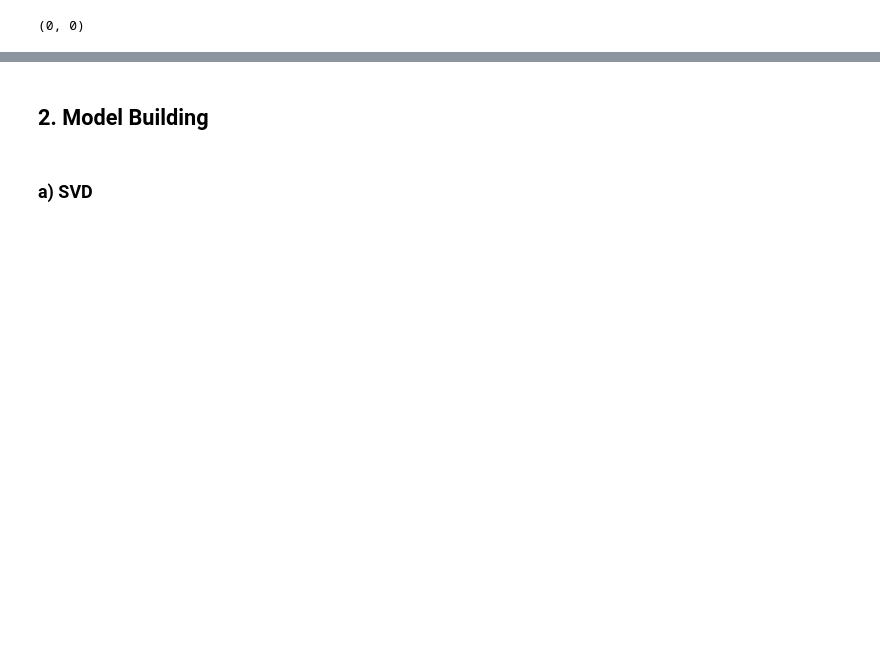
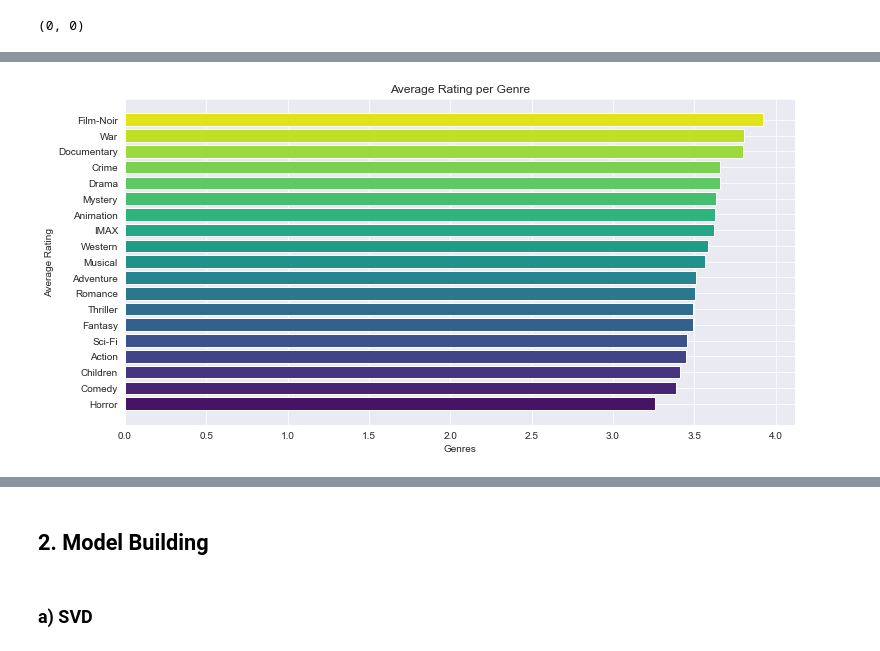
Before and after one commit to NgundoMuithya/MovieLens_Recommendation_System, a Jupyter notebook: notebook.ipynb, the cells around one changed output, grey strips where cells are left out. Drawn from its saved outputs; the diff is of its cells as text; code cells hidden in the pictures; blank space fills up the shorter version.

Commit message:
Add Visualizations

```diff
--- a/notebook.ipynb
+++ b/notebook.ipynb
@@ -42,0 +54,15 @@ movies_df.duplicated().sum(), ratings_df.duplicated().sum()
+# %%
+# Combining the two dataframes
+combined_df = pd.merge(movies_df, ratings_df, on=['movieId'])
+
+# Cleaning the Genre column
+combined_df['genres'] = combined_df['genres'].str.split('|')
+combined_df_exploded = combined_df.explode('genres')
+combined_df_exploded.head()
+
+# Dropping the Movies with no genre
+combined_df_exploded = combined_df_exploded[combined_df_exploded['genres'] != '(no genres listed)']
+
+# Grouping the Genres by Average Rating
+avg_rating_per_genre = combined_df_exploded.groupby('genres')['rating'].mean().sort_values()
+avg_rating_per_genre
@@ -42,0 +87,14 @@ movies_df.duplicated().sum(), ratings_df.duplicated().sum()
+# %%
+import matplotlib.pyplot as plt
+import seaborn as sns
+sns.set_style("darkgrid")
+
+palette = sns.color_palette('viridis', len(avg_rating_per_genre))
+plt.figure(figsize=(12,6))
+plt.barh(avg_rating_per_genre.index, avg_rating_per_genre.values, color=palette)
+plt.xlabel('Genres')
+plt.ylabel('Average Rating')
+plt.title('Average Rating per Genre')
+plt.show()
+# %% [output]
+[figure, added]
```
Also changed, not shown: parts of 27 cells of this notebook.
